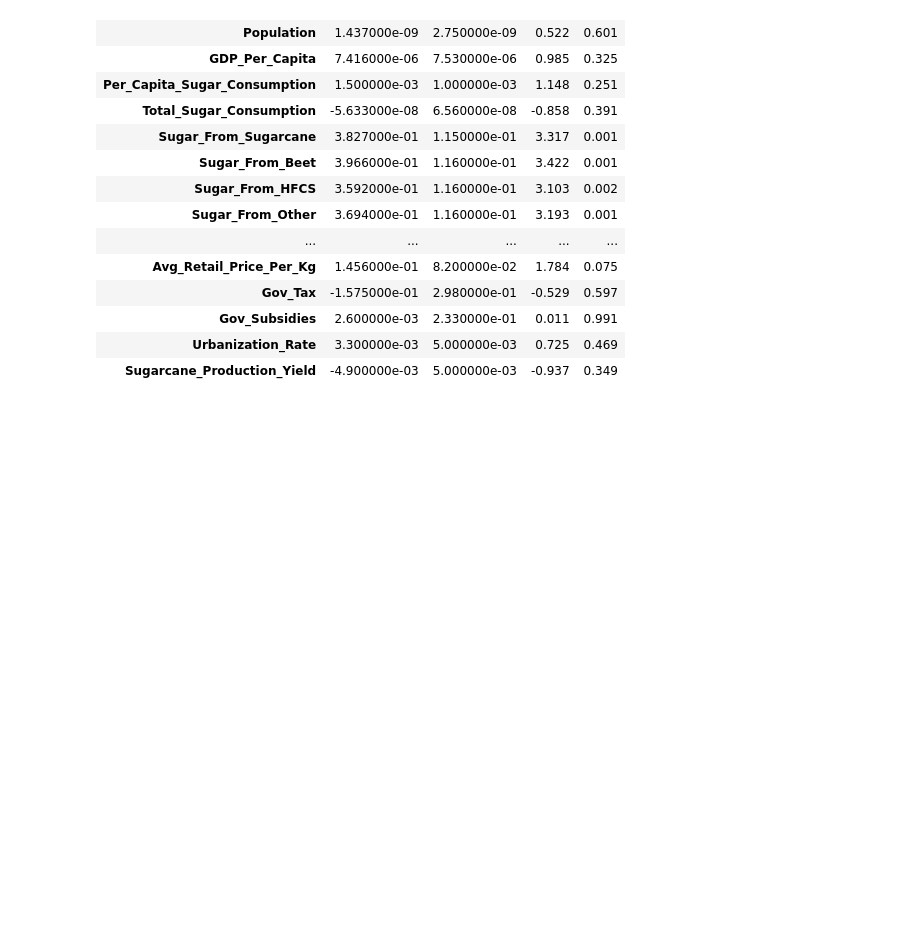
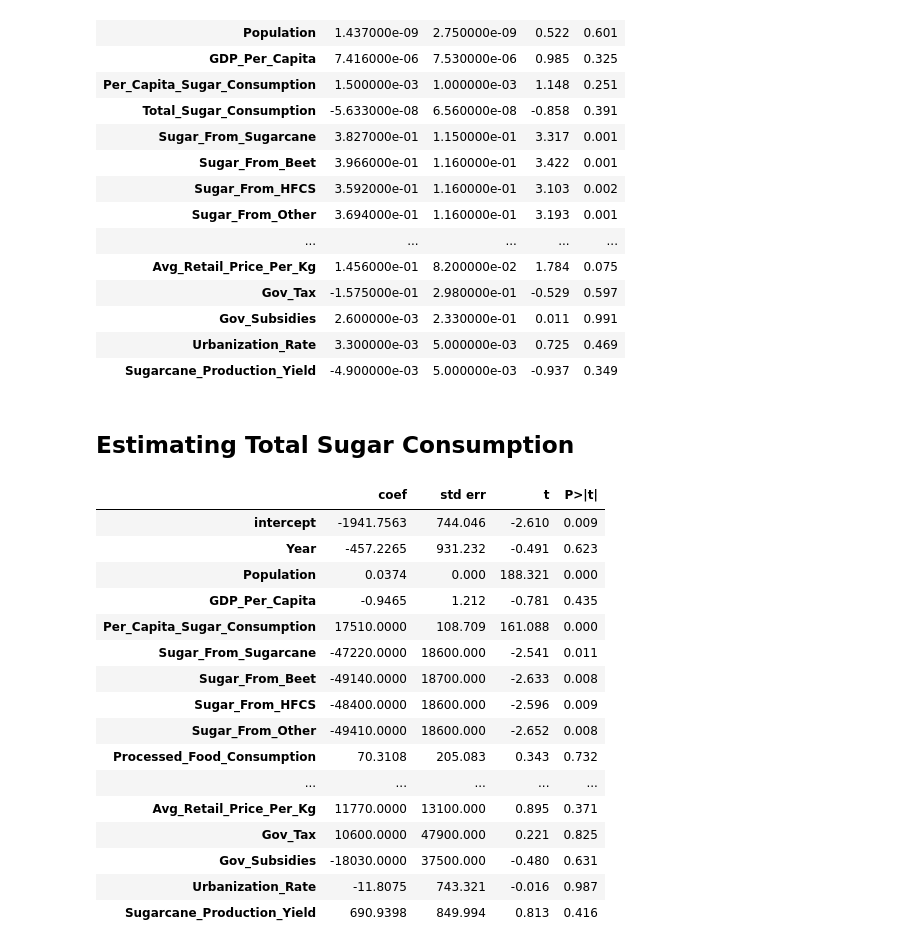
Before and after one commit to TanyaCST/CSC293_Final_project, a Jupyter notebook: sugar1.ipynb, the cells around one changed output. Drawn from its saved outputs; the diff is of its cells as text; code cells hidden in the pictures; blank space fills up the shorter version.

```diff
--- a/sugar1.ipynb
+++ b/sugar1.ipynb
@@ -205,3 +251,37 @@ summarize(results_obe)
 | Gov_Subsidies | 2.600000e-03 | 2.330000e-01 | 0.011 | 0.991 |
 | Urbanization_Rate | 3.300000e-03 | 5.000000e-03 | 0.725 | 0.469 |
 | Sugarcane_Production_Yield | -4.900000e-03 | 5.000000e-03 | -0.937 | 0.349 |
+# %% [markdown]
+## Estimating Total Sugar Consumption
+# %%
+# Try to build linear regression model to estimate global sugar consumption
+# Following the same steps, we will build 2 linear regression models
+# to see is it the issue of estimating urbanization (might have influential factors not included in the dataset)
+# or the issue of dataset
+
+y_s = sugar2['Total_Sugar_Consumption']
+
+sugar4 = sugar2.drop(columns='Total_Sugar_Consumption')
+
+X_s = MS(sugar4).fit_transform(sugar2)
+model = sm.OLS(y_s, X_s)
+results = model.fit()
+summarize(results)
+# %% [output]
+|  | coef | std err | t | P>|t| |
+| intercept | -1941.7563 | 744.046 | -2.610 | 0.009 |
+| Year | -457.2265 | 931.232 | -0.491 | 0.623 |
+| Population | 0.0374 | 0.000 | 188.321 | 0.000 |
+| GDP_Per_Capita | -0.9465 | 1.212 | -0.781 | 0.435 |
+| Per_Capita_Sugar_Consumption | 17510.0000 | 108.709 | 161.088 | 0.000 |
+| Sugar_From_Sugarcane | -47220.0000 | 18600.000 | -2.541 | 0.011 |
+| Sugar_From_Beet | -49140.0000 | 18700.000 | -2.633 | 0.008 |
+| Sugar_From_HFCS | -48400.0000 | 18600.000 | -2.596 | 0.009 |
+| Sugar_From_Other | -49410.0000 | 18600.000 | -2.652 | 0.008 |
+| Processed_Food_Consumption | 70.3108 | 205.083 | 0.343 | 0.732 |
+| ... | ... | ... | ... | ... |
+| Avg_Retail_Price_Per_Kg | 11770.0000 | 13100.000 | 0.895 | 0.371 |
+| Gov_Tax | 10600.0000 | 47900.000 | 0.221 | 0.825 |
+| Gov_Subsidies | -18030.0000 | 37500.000 | -0.480 | 0.631 |
+| Urbanization_Rate | -11.8075 | 743.321 | -0.016 | 0.987 |
+| Sugarcane_Production_Yield | 690.9398 | 849.994 | 0.813 | 0.416 |
```
Also changed, not shown: parts of 12 cells of this notebook.
